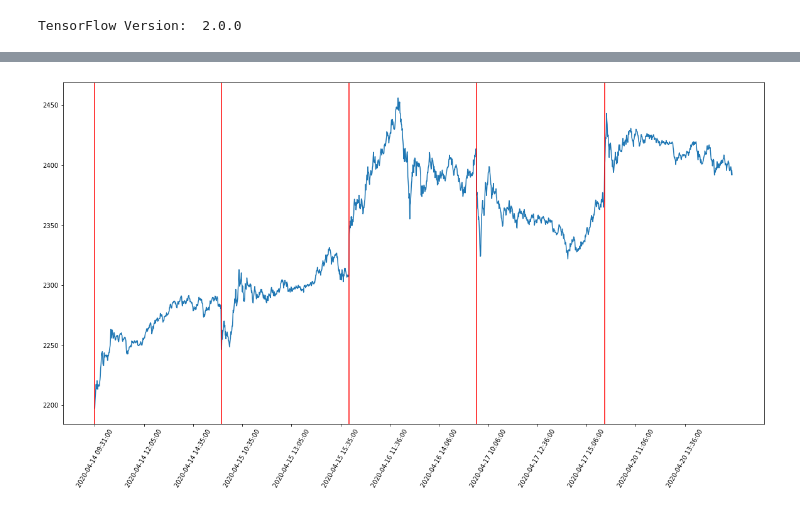
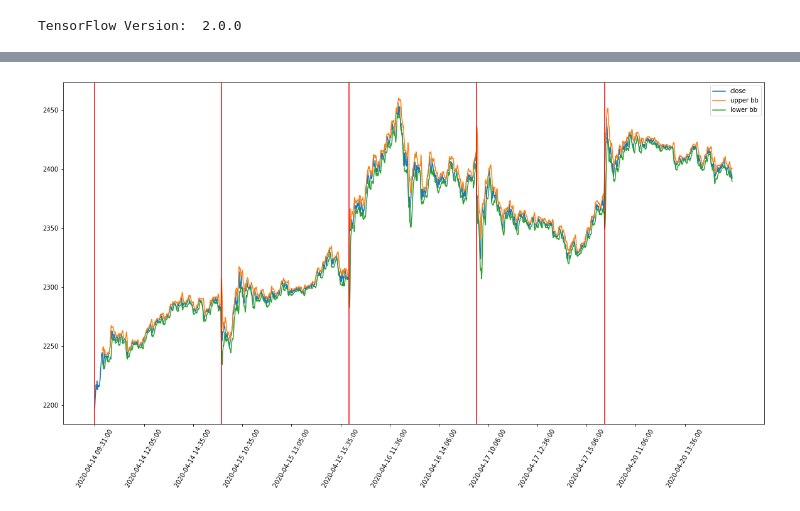
Before and after one commit to jmclark/Trading_Notebooks, a Jupyter notebook: Forecasting_Exp_2/trading_nn.ipynb, the cells around one changed output, grey strips where cells are left out. Cells and saved outputs as stored; diff of their text form; code cells hidden in the pictures.

```diff
--- a/Forecasting_Exp_2/trading_nn.ipynb
+++ b/Forecasting_Exp_2/trading_nn.ipynb
@@ -214,0 +118,6 @@ Pulling:  MDLZ
+# %%
+'''
+THIS CELL: ONLY TO SAVE MYSELF SOME TIME TODAY
+'''
+today = str(date.today() - timedelta(days=1))
+base_cache = Path("data_cache/") / today
@@ -215,6 +144,6 @@ Pulling:  MDLZ
 # %%
 # Plat with technical indicators
 
-amzn_df = open_single_intraday('AMZN', data_cache)
+amzn_df = open_single_intraday('AMZN', base_cache)
 display(amzn_df.head())
 # %% [output]
@@ -229,7 +158,4 @@ Opening path  data_cache\2020-04-20\AMZN_intraday.csv
 # Sandbox
 
 close = amzn_df['4. close']
-upper, middle, lower = talib.BBANDS(close, matype=talib.MA_Type.T3)
-
-print(type(amzn_df['date'][0]))
-print(amzn_df['date'][0])
+upper, middle, lower = talib.BBANDS(close, matype=talib.MA_Type.T3
@@ -239,19 +162,22 @@ print(amzn_df['date'][0])
 # %%
 fig, ax = plt.subplots(1, 1, figsize=(20, 10))
 datetime_list = amzn_df['date'].apply(str)
 open_time_args = []
 for i, datetime in enumerate(datetime_list):
     if '9:31' in datetime:
         open_time_args.append(i)
 
 dummy_values = np.arange(0,len(amzn_df['date']),1)
-ax.plot(dummy_values, close)
+ax.plot(dummy_values, close, label="close")
+ax.plot(dummy_values, upper, label="upper bb")
+ax.plot(dummy_values, lower, label="lower bb")
+ax.legend()
 plt.xticks(dummy_values[::150],amzn_df['date'][::150]) # rotation=60)
 plt.xticks(rotation=60)
 
 # Return all args of date where time contains 9:31
 for x in open_time_args:
     ax.axvline(x=x, c='r')
 plt.show()
 # %% [output]
-[figure, old version]
+[figure, new version]
```
Also changed, not shown: parts of 19 cells of this notebook, 9 other files.
